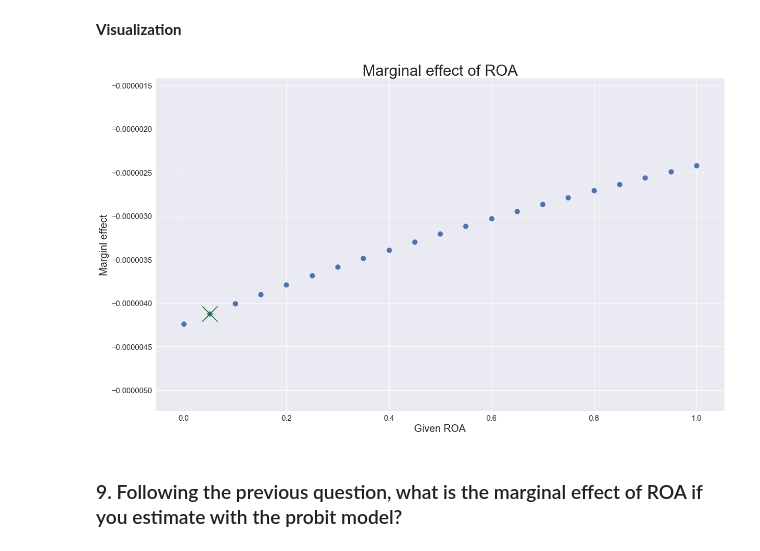
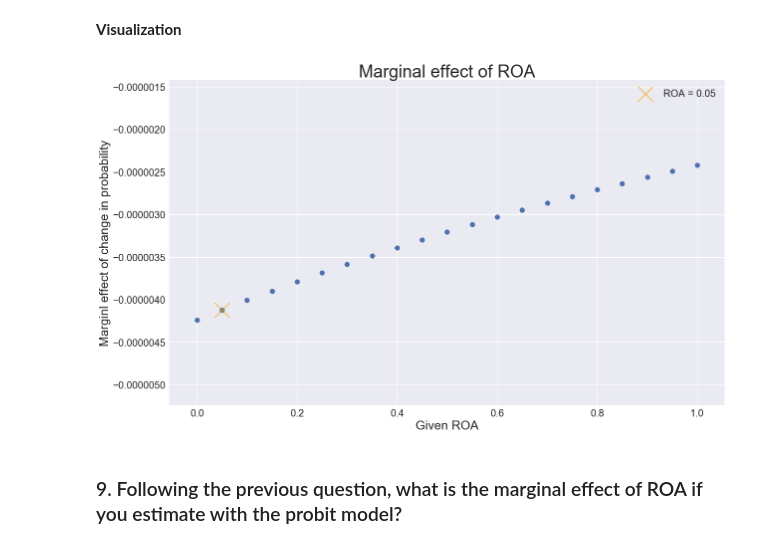
Before and after one commit to Andy-Liu66/2018NCCU-Econometrics, a Jupyter notebook: Homework 3/Homework 3.ipynb, the cells around one changed output. Saved outputs shown, nothing was run; the diff lists cells and outputs as text; code cells hidden in the pictures.

```diff
--- a/Homework 3/Homework 3.ipynb
+++ b/Homework 3/Homework 3.ipynb
@@ -303,18 +276,20 @@ for i in np.arange(0, 1.05, 0.05):
 # %%
 plt.figure(figsize=(20, 12))
 plt.style.use("seaborn")
 plt.scatter(np.arange(0, 1.05, 0.05),
             prediction_logit,
             s=10**2)
 plt.ylim(min(prediction_logit)-0.000001, max(prediction_logit)+0.000001)
-plt.title("Marginal effect of ROA", size=30)
-plt.xlabel("Given ROA", size=20)
-plt.ylabel("Marginl effect", size=20)
-plt.xticks(size=15)
-plt.yticks(size=15)
-plt.scatter(0.05, prediction_logit[1], marker="x", s=30**2, c="green");
+plt.title("Marginal effect of ROA", size=35)
+plt.xlabel("Given ROA", size=25)
+plt.ylabel("Marginl effect of change in probability", size=25)
+plt.xticks(size=20)
+plt.yticks(size=20)
+plt.scatter(0.05, prediction_logit[1], marker="x", s=30**2, c="orange",
+            alpha=0.8, label="ROA = 0.05")
+plt.legend(fontsize=20);
 # %% [output]
-[figure, old version]
+[figure, new version]
 # %% [markdown]
 ### 9. Following the previous question, what is the marginal effect of ROA if you estimate with the probit model?
 # %%
```
Also changed, not shown: parts of 51 cells of this notebook.
